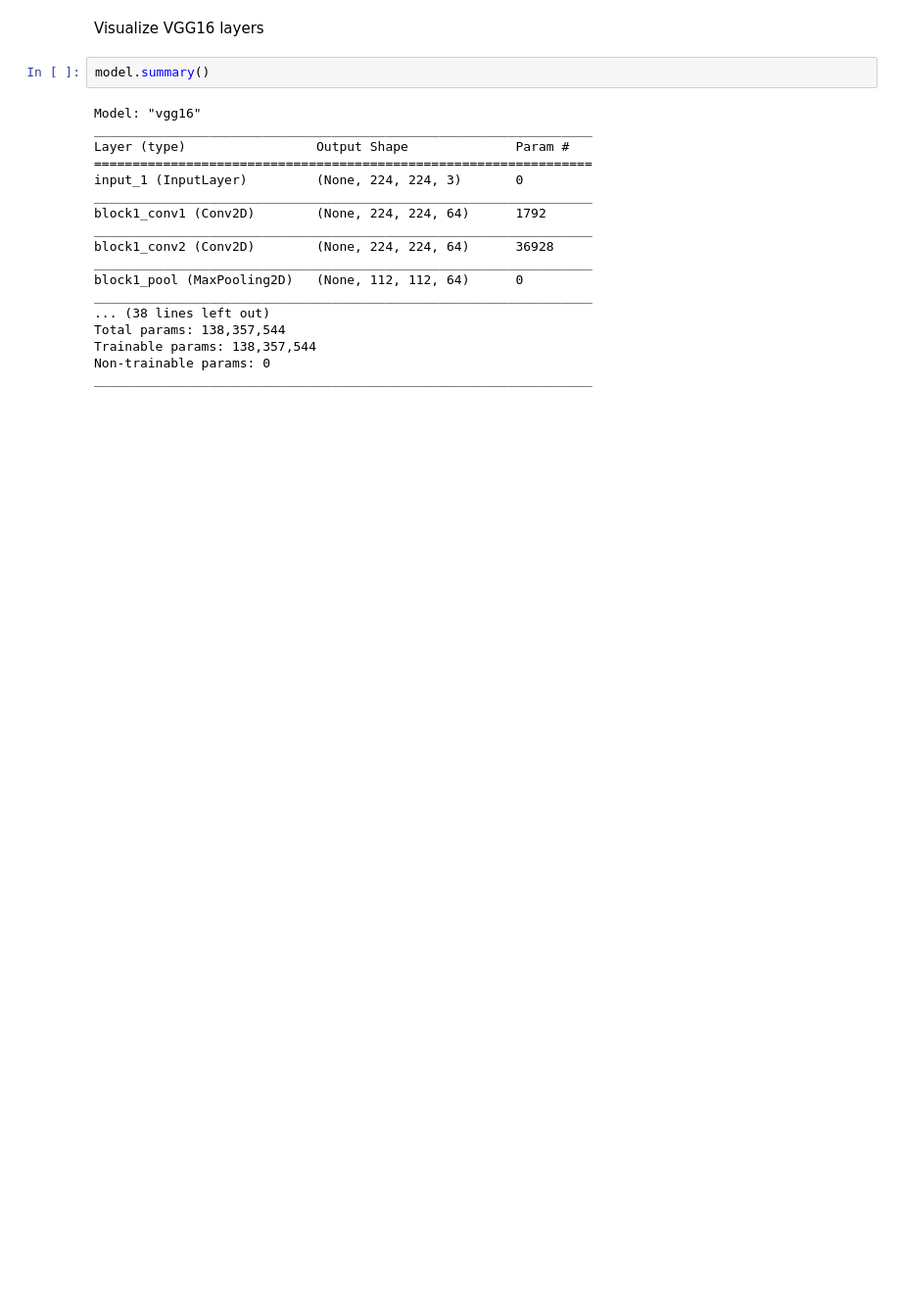
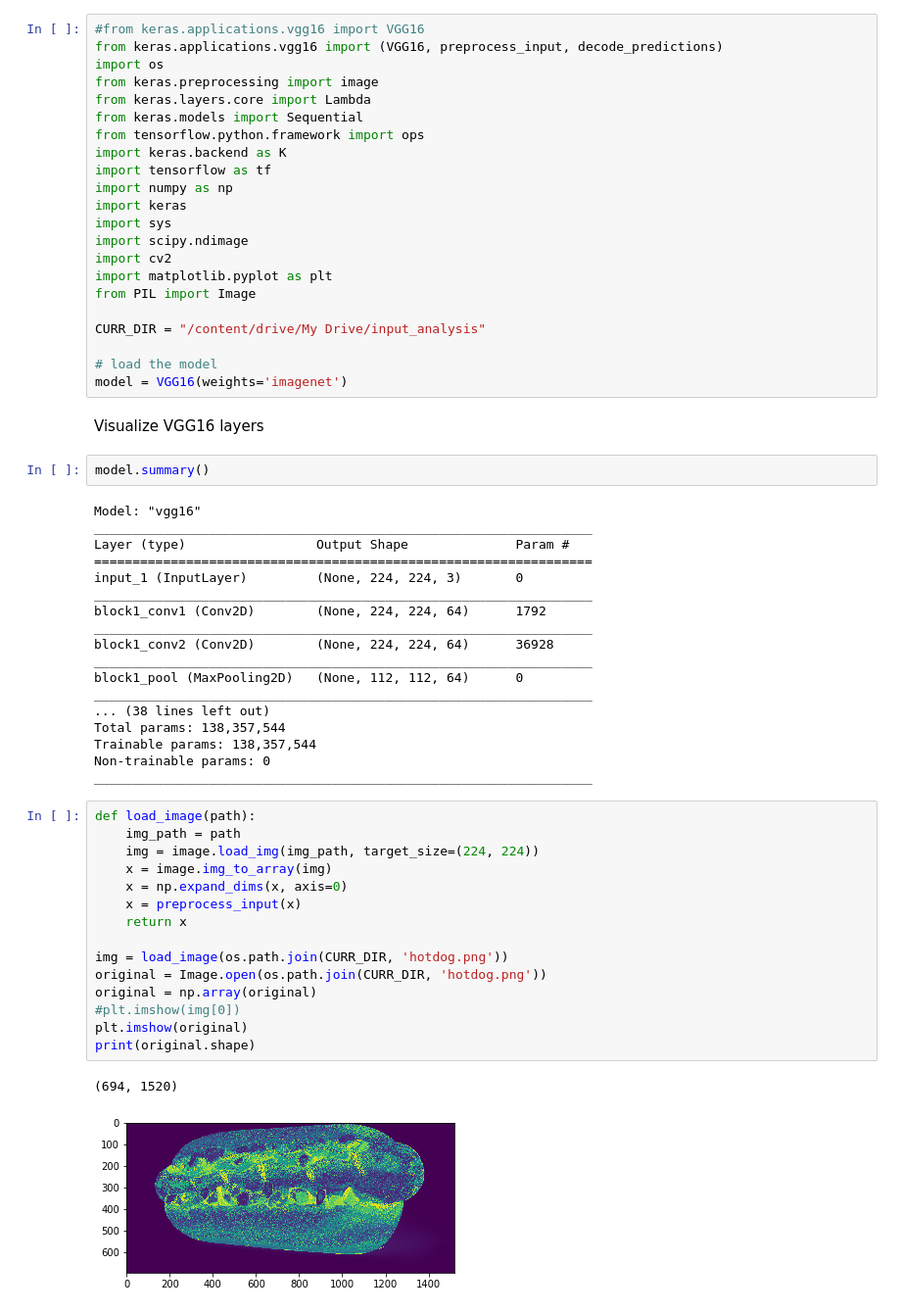
Before and after one commit to peterhuang88/nn_input_analysis, a Jupyter notebook: vgg16_grad_cam.ipynb, the cells around one changed output. Shown: that part at 98% size. Drawn from its saved outputs; the diff is of its cells as text; blank space fills up the shorter version.

```diff
--- a/vgg16_grad_cam.ipynb
+++ b/vgg16_grad_cam.ipynb
@@ -28,3 +13,25 @@ WARNING:tensorflow:From /usr/local/lib/python3.6/dist-packages/keras/backend/ten
+# %%
+#from keras.applications.vgg16 import VGG16
+from keras.applications.vgg16 import (VGG16, preprocess_input, decode_predictions)
+import os
+from keras.preprocessing import image
+from keras.layers.core import Lambda
+from keras.models import Sequential
+from tensorflow.python.framework import ops
+import keras.backend as K
+import tensorflow as tf
+import numpy as np
+import keras
+import sys
+import scipy.ndimage
+import cv2
+import matplotlib.pyplot as plt
+from PIL import Image
+
+CURR_DIR = "/content/drive/My Drive/input_analysis"
+
+# load the model
+model = VGG16(weights='imagenet')
 # %% [markdown]
 Visualize VGG16 layers
 # %%
@@ -47,3 +54,21 @@ Total params: 138,357,544
 Trainable params: 138,357,544
 Non-trainable params: 0
 _________________________________________________________________
+# %%
+def load_image(path):
+    img_path = path
+    img = image.load_img(img_path, target_size=(224, 224))
+    x = image.img_to_array(img)
+    x = np.expand_dims(x, axis=0)
+    x = preprocess_input(x)
+    return x
+
+img = load_image(os.path.join(CURR_DIR, 'hotdog.png'))
+original = Image.open(os.path.join(CURR_DIR, 'hotdog.png'))
+original = np.array(original)
+#plt.imshow(img[0])
+plt.imshow(original)
+print(original.shape)
+# %% [output]
+(694, 1520)
+[figure, added]
```
Also changed, not shown: parts of 4 cells of this notebook, 1 other file.
